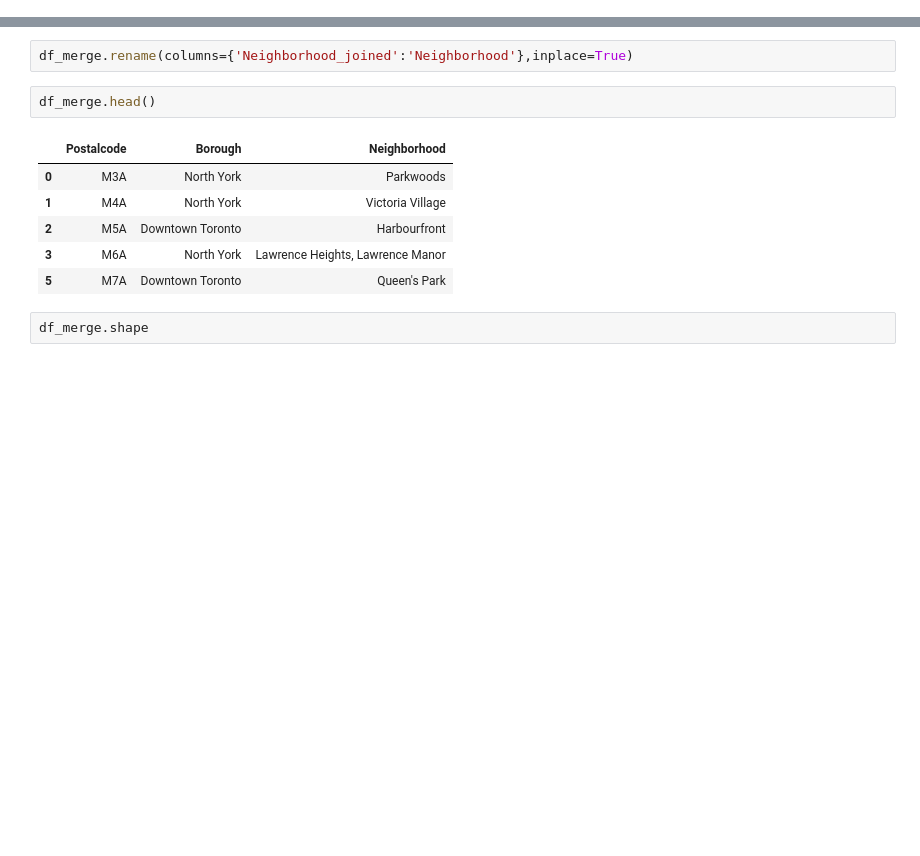
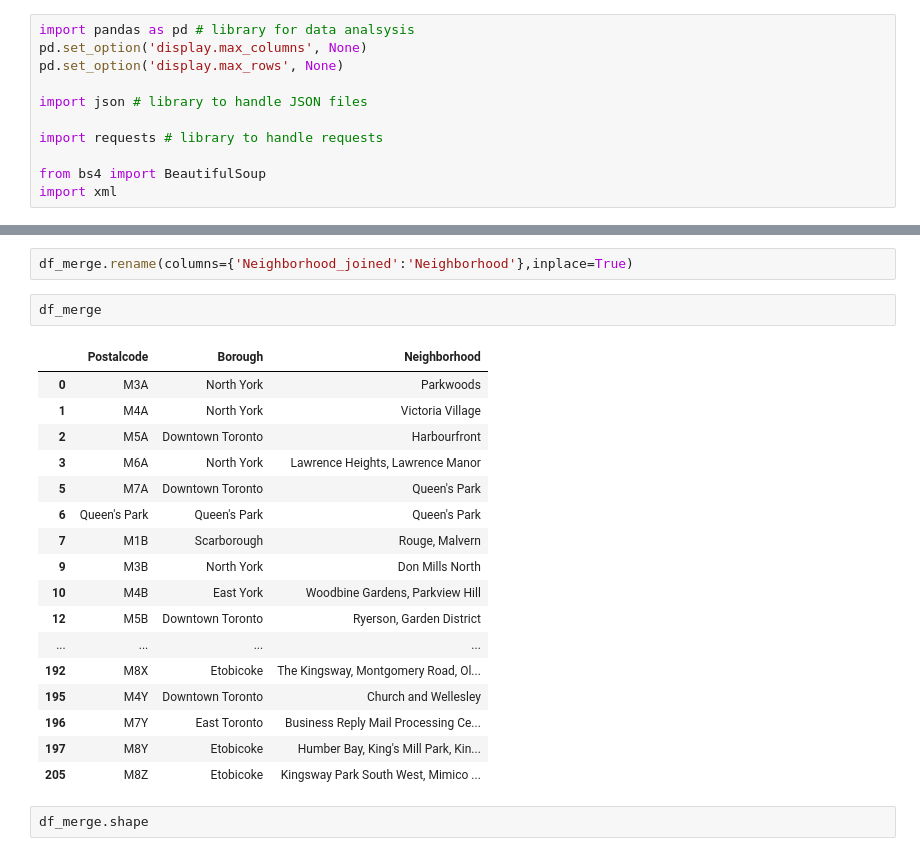
Before and after one commit to Karanxa/Segmenting-and-Clustering-Neighborhoods-in-Toronto, a Jupyter notebook: Segmenting-and-Clustering-Neighborhoods-in-Toronto-1.ipynb, the cells around one changed output, grey strips where cells are left out. Saved outputs shown, nothing was run; the diff lists cells and outputs as text; blank space fills up the shorter version.

Commit message:
Segmenting Clustering Neighborhoods in Toronto Solution 1

```diff
--- a/Segmenting-and-Clustering-Neighborhoods-in-Toronto-1.ipynb
+++ b/Segmenting-and-Clustering-Neighborhoods-in-Toronto-1.ipynb
@@ -4,3 +1,14 @@ import pandas as pd
+# %%
+import pandas as pd # library for data analsysis
+pd.set_option('display.max_columns', None)
+pd.set_option('display.max_rows', None)
+
+import json # library to handle JSON files
+
+import requests # library to handle requests
+
+from bs4 import BeautifulSoup
+import xml
 # %%
 List_url = "https://en.wikipedia.org/wiki/List_of_postal_codes_of_Canada:_M"
 source = requests.get(List_url).text
@@ -54,14 +62,25 @@ df_merge.drop_duplicates(inplace=True)
 # %%
 df_merge.rename(columns={'Neighborhood_joined':'Neighborhood'},inplace=True)
 # %%
-df_merge.head()
+df_merge
 # %% [output]
 |  | Postalcode | Borough | Neighborhood |
 | 0 | M3A | North York | Parkwoods |
 | 1 | M4A | North York | Victoria Village |
 | 2 | M5A | Downtown Toronto | Harbourfront |
 | 3 | M6A | North York | Lawrence Heights, Lawrence Manor |
 | 5 | M7A | Downtown Toronto | Queen's Park |
+| 6 | Queen's Park | Queen's Park | Queen's Park |
+| 7 | M1B | Scarborough | Rouge, Malvern |
+| 9 | M3B | North York | Don Mills North |
+| 10 | M4B | East York | Woodbine Gardens, Parkview Hill |
+| 12 | M5B | Downtown Toronto | Ryerson, Garden District |
+| ... | ... | ... | ... |
+| 192 | M8X | Etobicoke | The Kingsway, Montgomery Road, Ol... |
+| 195 | M4Y | Downtown Toronto | Church and Wellesley |
+| 196 | M7Y | East Toronto | Business Reply Mail Processing Ce... |
+| 197 | M8Y | Etobicoke | Humber Bay, King's Mill Park, Kin... |
+| 205 | M8Z | Etobicoke | Kingsway Park South West, Mimico ... |
 # %%
 df_merge.shape
 # %% [output]
```
Also changed, not shown: parts of 1 cell of this notebook.
